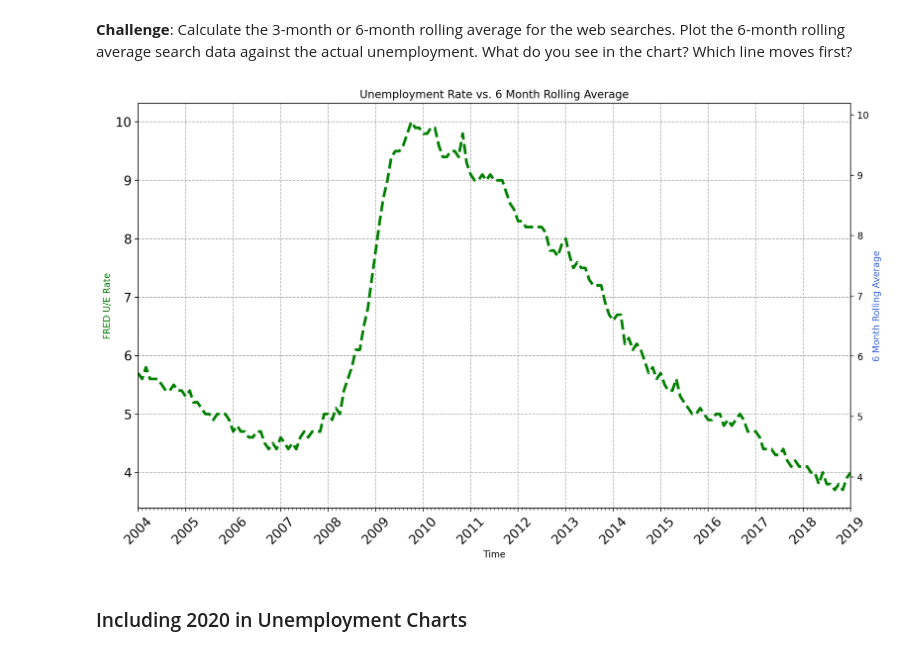
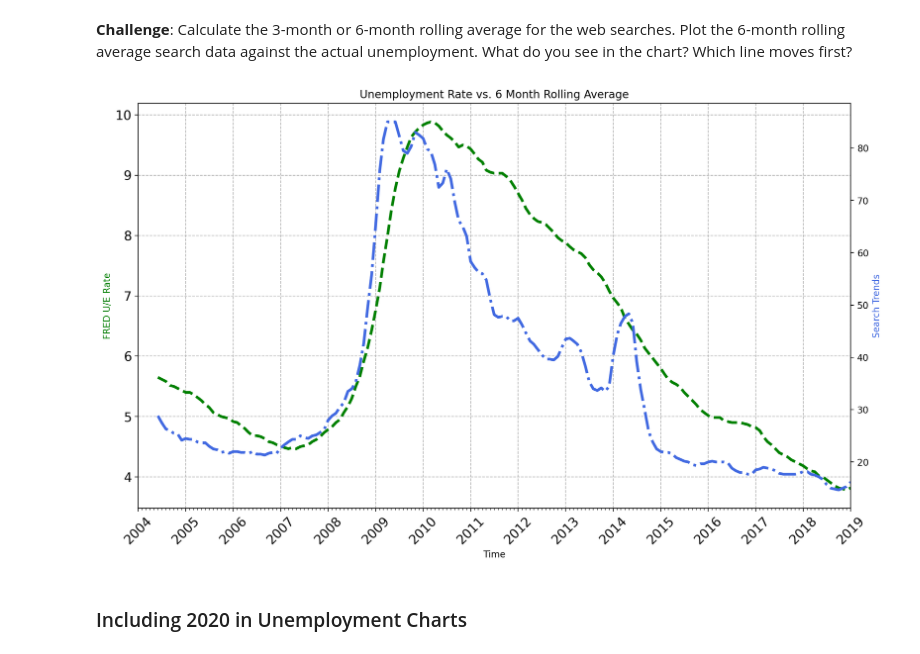
Before and after one commit to liamfrager/Python-Practice, a Jupyter notebook: 75 Google Trends Data Viz/Google Trends and Data Visualisation (start).ipynb, the cells around one changed output. Saved outputs shown, nothing was run; the diff lists cells and outputs as text; code cells hidden in the pictures.

```diff
--- a/75 Google Trends Data Viz/Google Trends and Data Visualisation (start).ipynb
+++ b/75 Google Trends Data Viz/Google Trends and Data Visualisation (start).ipynb
@@ -368,37 +368,40 @@ plt.show()
 # %% [markdown]
 **Challenge**: Calculate the 3-month or 6-month rolling average for the web searches. Plot the 6-month rolling average search data against the actual unemployment. What do you see in the chart? Which line moves first?
 # %%
+roll_df = df_unemployment[['UE_BENEFITS_WEB_SEARCH', 'UNRATE']].rolling(
+    window=6).mean()
 plt.figure(figsize=(14, 8), dpi=200)
 plt.xticks(fontsize=14, rotation=45)
 plt.yticks(fontsize=14)
 plt.title('Unemployment Rate vs. 6 Month Rolling Average')
 plt.grid(True, linestyle="--")
 ax1 = plt.gca()
 ax2 = ax1.twinx()
 ax1.set_xlabel('Time')
 ax1.set_ylabel('FRED U/E Rate', color='green')
-ax2.set_ylabel('6 Month Rolling Average', color='royalblue')
+ax2.set_ylabel('Search Trends', color='royalblue')
 ax1.set_xlim(df_unemployment.MONTH.min(),
              df_unemployment.MONTH.max())
 ax1.plot(
     df_unemployment.MONTH,
-    df_unemployment.UNRATE,
+    roll_df.UNRATE,
     color='green',
     linewidth=3,
     linestyle='--'
 )
 ax2.plot(
-    df_unemployment['UNRATE'].rolling(window=6).mean(),
+    df_unemployment.MONTH,
+    roll_df.UE_BENEFITS_WEB_SEARCH,
     color='royalblue',
     linewidth=3,
-    marker='o'
+    linestyle='-.'
 )
 ax1.xaxis.set_major_locator(years)
 ax1.xaxis.set_major_formatter(years_fmt)
 ax1.xaxis.set_minor_locator(months)
 plt.show()
 # %% [output]
-[figure, old version]
+[figure, new version]
 # %% [markdown]
 ### Including 2020 in Unemployment Charts
 # %% [markdown]
```
Also changed, not shown: parts of 2 cells of this notebook.
